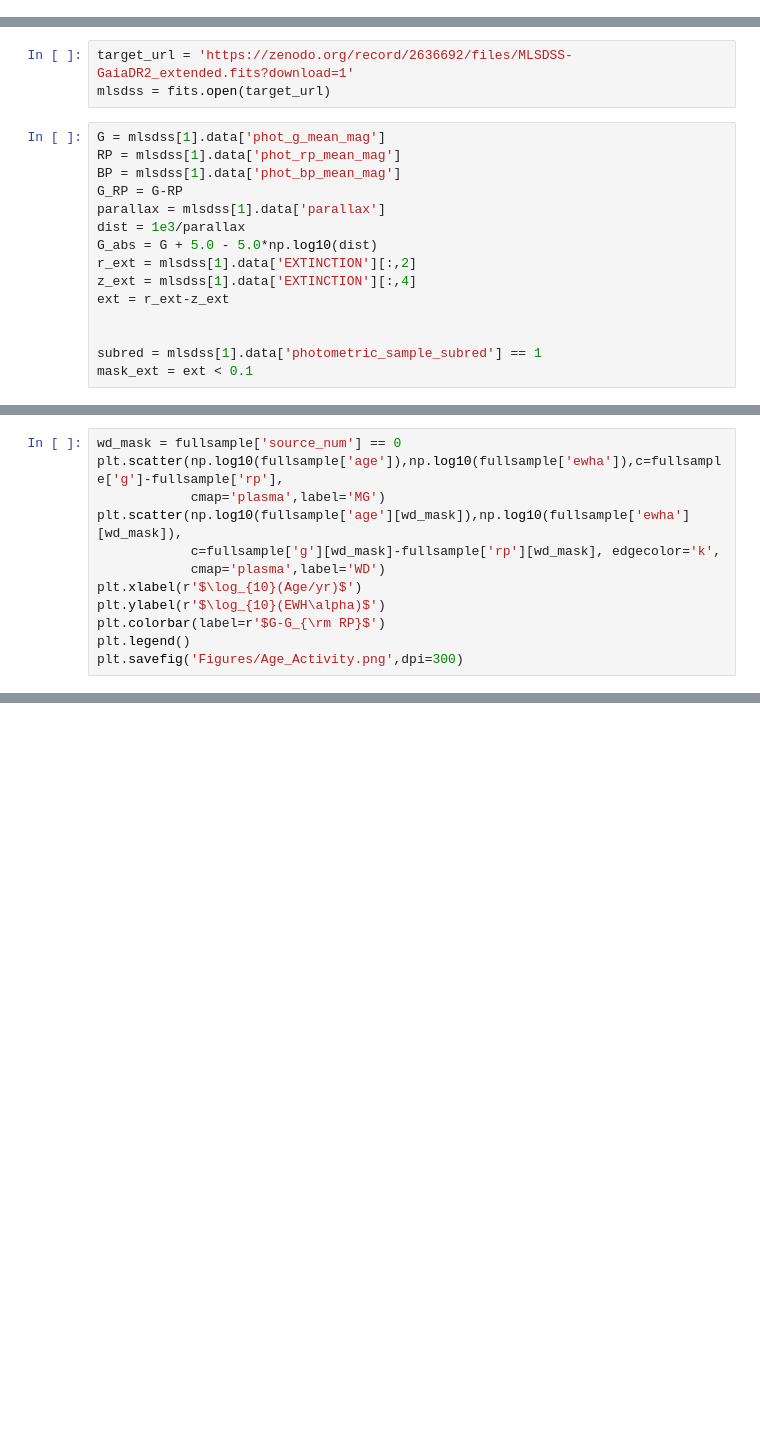
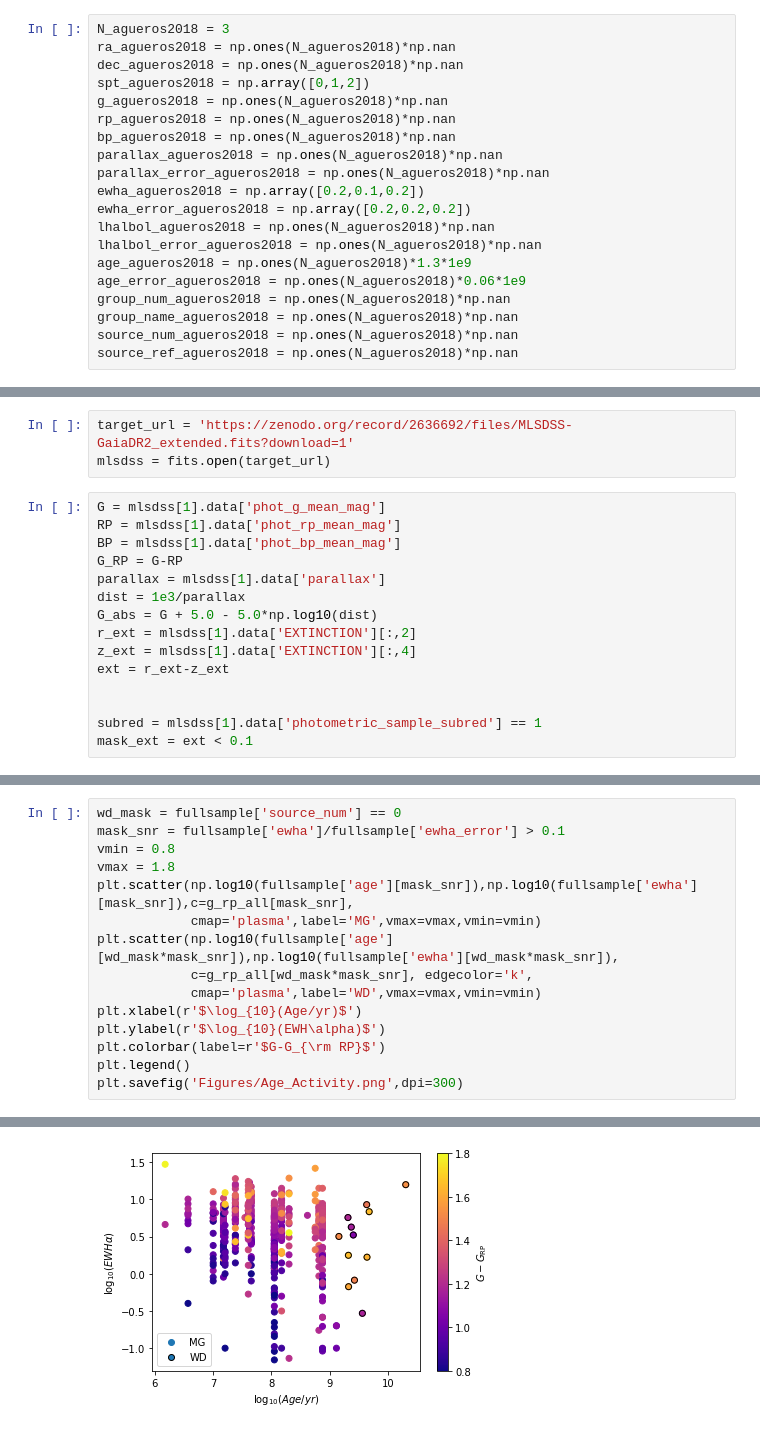
Before and after one commit to rkiman/M-dwarfs-Age-Activity-Relation, a Jupyter notebook: Aged_Sample.ipynb, the cells around one changed output, grey strips where cells are left out. Saved outputs shown, nothing was run; the diff lists cells and outputs as text; blank space fills up the shorter version.

```diff
--- a/Aged_Sample.ipynb
+++ b/Aged_Sample.ipynb
@@ -32,6 +38,26 @@ group_num_wd_sample = np.ones(N_wd_sample)*0
 group_name_wd_sample = np.array(['WD' for x in range(N_wd_sample)])
 source_num_wd_sample = np.ones(N_wd_sample)*0
 source_ref_wd_sample = np.array(['this work' for x in range(N_wd_sample)])
+# %%
+N_agueros2018 = 3
+ra_agueros2018 = np.ones(N_agueros2018)*np.nan
+dec_agueros2018 = np.ones(N_agueros2018)*np.nan
+spt_agueros2018 = np.array([0,1,2])
+g_agueros2018 = np.ones(N_agueros2018)*np.nan
+rp_agueros2018 = np.ones(N_agueros2018)*np.nan
+bp_agueros2018 = np.ones(N_agueros2018)*np.nan
+parallax_agueros2018 = np.ones(N_agueros2018)*np.nan
+parallax_error_agueros2018 = np.ones(N_agueros2018)*np.nan
+ewha_agueros2018 = np.array([0.2,0.1,0.2])
+ewha_error_agueros2018 = np.array([0.2,0.2,0.2])
+lhalbol_agueros2018 = np.ones(N_agueros2018)*np.nan
+lhalbol_error_agueros2018 = np.ones(N_agueros2018)*np.nan
+age_agueros2018 = np.ones(N_agueros2018)*1.3*1e9
+age_error_agueros2018 = np.ones(N_agueros2018)*0.06*1e9
+group_num_agueros2018 = np.ones(N_agueros2018)*np.nan
+group_name_agueros2018 = np.ones(N_agueros2018)*np.nan
+source_num_agueros2018 = np.ones(N_agueros2018)*np.nan
+source_ref_agueros2018 = np.ones(N_agueros2018)*np.nan
 # %%
 fullsample = Table()
 # %%
@@ -143,10 +192,13 @@ plt.savefig('/Users/rociokiman/Documents/PhD/Proposals/2019 NSF Jackie/Figures/C
 # %%
 wd_mask = fullsample['source_num'] == 0
-plt.scatter(np.log10(fullsample['age']),np.log10(fullsample['ewha']),c=fullsample['g']-fullsample['rp'],
-            cmap='plasma',label='MG')
-plt.scatter(np.log10(fullsample['age'][wd_mask]),np.log10(fullsample['ewha'][wd_mask]),
-            c=fullsample['g'][wd_mask]-fullsample['rp'][wd_mask], edgecolor='k',
-            cmap='plasma',label='WD')
+mask_snr = fullsample['ewha']/fullsample['ewha_error'] > 0.1
+vmin = 0.8
+vmax = 1.8
+plt.scatter(np.log10(fullsample['age'][mask_snr]),np.log10(fullsample['ewha'][mask_snr]),c=g_rp_all[mask_snr],
+            cmap='plasma',label='MG',vmax=vmax,vmin=vmin)
+plt.scatter(np.log10(fullsample['age'][wd_mask*mask_snr]),np.log10(fullsample['ewha'][wd_mask*mask_snr]),
+            c=g_rp_all[wd_mask*mask_snr], edgecolor='k',
+            cmap='plasma',label='WD',vmax=vmax,vmin=vmin)
 plt.xlabel(r'$\log_{10}(Age/yr)$')
 plt.ylabel(r'$\log_{10}(EWH\alpha)$')
 plt.colorbar(label=r'$G-G_{\rm RP}$')
@@ -157,0 +208 @@ plt.savefig('Figures/Age_Activity.png',dpi=300)
+[figure, added]
```
Also changed, not shown: parts of 12 cells of this notebook, 10 other files.
